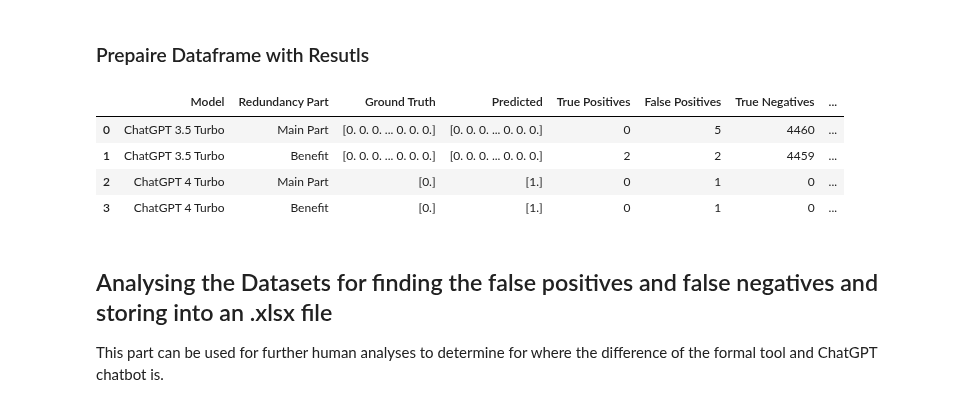
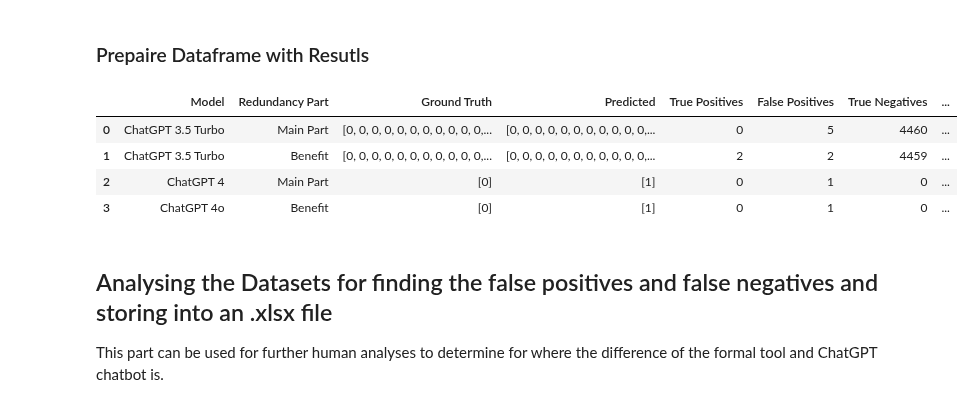
Before and after one commit to SoftwareStackLukas/LLMbasedRedundancyAnalysis, a Jupyter notebook: src/redundant_main_part_benefit_results.ipynb, the cells around one changed output. Saved outputs shown, nothing was run; the diff lists cells and outputs as text; code cells hidden in the pictures.

```diff
--- a/src/redundant_main_part_benefit_results.ipynb
+++ b/src/redundant_main_part_benefit_results.ipynb
@@ -365,6 +354,6 @@ tp_3_5_turbo_benefit / (tp_3_5_turbo_benefit + fn_3_5_turbo_benefit)
 # %%
-precision_3_5_turbo_benefit = precision_score(ground_truth_3_5_turbo_benefit, predicted_redundancy_3_5_turbo_benefit, average='binary')
-recall_3_5_turbo_benefit = recall_score(ground_truth_3_5_turbo_benefit, predicted_redundancy_3_5_turbo_benefit, average='binary')
+precision_3_5_turbo_benefit = sklearn.metrics.precision_score(ground_truth_3_5_turbo_benefit, predicted_redundancy_3_5_turbo_benefit)
+recall_3_5_turbo_benefit = recall_score(ground_truth_3_5_turbo_benefit, predicted_redundancy_3_5_turbo_benefit)
 f1_3_5_turbo_benefit = f1_score(ground_truth_3_5_turbo_benefit, predicted_redundancy_3_5_turbo_benefit, average='binary')
 accuracy_3_5_turbo_benefit = accuracy_score(ground_truth_3_5_turbo_benefit, predicted_redundancy_3_5_turbo_benefit)
 
@@ -381,8 +370,8 @@ fpr_3_5_turbo_benefit, tpr_3_5_turbo_benefit, thresholds_3_5_turbo_benefit = roc
 roc_auc_3_5_turbo_benefit = auc(fpr_3_5_turbo_main_part, tpr_3_5_turbo_main_part)
 
 # Precision-Recall Curve and AUC-PR
-precision_3_5_turbo_benefit, recall_3_5_turbo_benefit, __3_5_turbo_benefit = precision_recall_curve(ground_truth_3_5_turbo_benefit, predicted_redundancy_3_5_turbo_benefit)
-pr_auc_3_5_turbo_benefit = auc(recall_3_5_turbo_benefit, precision_3_5_turbo_benefit)
+pr_auc_precision_3_5_turbo_benefit, pr_auc_recall_3_5_turbo_benefit, __3_5_turbo_benefit = precision_recall_curve(ground_truth_3_5_turbo_benefit, predicted_redundancy_3_5_turbo_benefit)
+pr_auc_3_5_turbo_benefit = auc(pr_auc_recall_3_5_turbo_benefit, pr_auc_precision_3_5_turbo_benefit)
 # %%
 print("Precision:", precision_3_5_turbo_benefit)
 print("Recall:",recall_3_5_turbo_benefit)
@@ -498,2 +487,2 @@ fn_4_turbo_main_part: int = 0
 # %%
-ground_truth_4_turbo_main_part, predicted_redundancy_4_turbo_main_part, tp_4_turbo_main_part, fp_4_turbo_main_part, tn_4_turbo_main_part, fn_4_turbo_main_part = calc_main_part_redundancy(excel_data, chat_gpt_results['redundancy-model-gpt-4-turbo'])
+ground_truth_4o_main_part, predicted_redundancy_4o_main_part, tp_4o_main_part, fp_4o_main_part, tn_4o_main_part, fn_4o_main_part = calc_main_part_redundancy(excel_data, chat_gpt_results['redundancy-model-gpt-4-turbo'])
@@ -643,2 +630,2 @@ fn_4_turbo_benefit: int = 0
 # %%
-ground_truth_4_turbo_benefit, predicted_redundancy_4_turbo_benefit, tp_4_turbo_benefit, fp_4_turbo_benefit, tn_4_turbo_benefit, fn_4_turbo_benefit = calc_benefit_redundancy(excel_data, chat_gpt_results['redundancy-model-gpt-4-turbo'])
+ground_truth_4o_benefit, predicted_redundancy_4o_benefit, tp_4o_benefit, fp_4o_benefit, tn_4o_benefit, fn_4o_benefit = calc_benefit_redundancy(excel_data, chat_gpt_results['redundancy-model-gpt-4-turbo'])
@@ -829,15 +814,15 @@ def add_metrics_row(df: pd.DataFrame, model, redundancy_part, ground_truth, pred
     new_row = pd.DataFrame({
         'Model': [model],
         'Redundancy Part': [redundancy_part],
-        'Ground Truth': [n_a2s(ground_truth)],
-        'Predicted': [n_a2s(predicted)],
+        'Ground Truth': [ground_truth],
+        'Predicted': [predicted],
         'True Positives': [tp],
         'False Positives': [fp],
         'True Negatives': [tn],
         'False Negatives': [fn],
-        'Precision': [n_a2s(precision)],
-        'Recall': [n_a2s(recall)],
-        'F1 Score': [n_a2s(f1_score)],
+        'Precision': [precision],
+        'Recall': [recall],
+        'F1 Score': [f1_score],
         'Accuracy': [accuracy],
         'Sensitivity': [sensitivity],
         'Specificity': [specificity],
@@ -855,24 +840,24 @@ def create_metrics_dataframe() -> pd.DataFrame:
                                     ground_truth_3_5_turbo_benefit, predicted_redundancy_3_5_turbo_benefit, tp_3_5_turbo_benefit, fp_3_5_turbo_benefit, tn_3_5_turbo_benefit, fn_3_5_turbo_benefit, precision_3_5_turbo_benefit,
                                     recall_3_5_turbo_benefit, f1_3_5_turbo_benefit, accuracy_3_5_turbo_benefit, sensitivity_3_5_turbo_benefit, specificity_3_5_turbo_benefit, fpr_manual_3_5_turbo_benefit)
 
-    lv_metrics_df = add_metrics_row(lv_metrics_df, "ChatGPT 4 Turbo", "Main Part",
-                                    ground_truth_4_turbo_main_part, predicted_redundancy_4_turbo_main_part, tp_4_turbo_main_part, fp_4_turbo_main_part, tn_4_turbo_main_part, fn_4_turbo_main_part, precision_4_turbo_main_part,
-                                    recall_4_turbo_main_part, f1_4_turbo_main_part, accuracy_4_turbo_main_part, sensitivity_4_turbo_main_part, specificity_4_turbo_main_part, fpr_manual_4_turbo_main_part)
+    lv_metrics_df = add_metrics_row(lv_metrics_df, "ChatGPT 4", "Main Part",
+                                    ground_truth_4o_main_part, predicted_redundancy_4o_main_part, tp_4o_main_part, fp_4o_main_part, tn_4o_main_part, fn_4o_main_part, precision_4o_main_part,
+                                    recall_4o_main_part, f1_4o_main_part, accuracy_4o_main_part, sensitivity_4o_main_part, specificity_4o_main_part, fpr_manual_4o_main_part)
 
-    lv_metrics_df = add_metrics_row(lv_metrics_df, "ChatGPT 4 Turbo", "Benefit",
-                                    ground_truth_4_turbo_benefit, predicted_redundancy_4_turbo_benefit, tp_4_turbo_benefit, fp_4_turbo_benefit, tn_4_turbo_benefit, fn_4_turbo_benefit, precision_4_turbo_benefit,
-                                    recall_4_turbo_benefit, f1_4_turbo_benefit, accuracy_4_turbo_benefit, sensitivity_4_turbo_benefit, specificity_4_turbo_benefit, fpr_manual_4_turbo_benefit)
+    lv_metrics_df = add_metrics_row(lv_metrics_df, "ChatGPT 4o", "Benefit",
+                                    ground_truth_4o_benefit, predicted_redundancy_4o_benefit, tp_4o_benefit, fp_4o_benefit, tn_4o_benefit, fn_4o_benefit, precision_4o_benefit,
+                                    recall_4o_benefit, f1_4o_benefit, accuracy_4o_benefit, sensitivity_4o_benefit, specificity_4o_benefit, fpr_manual_4o_benefit)
     return lv_metrics_df
 # %%
 metrics_df: pd.DataFrame
 metrics_df = create_metrics_dataframe()
-metrics_df.head(4)
+metrics_df.head()
 # %% [output]
 |  | Model | Redundancy Part | Ground Truth | Predicted | True Positives | False Positives | True Negatives | ... |
-| 0 | ChatGPT 3.5 Turbo | Main Part | [0. 0. 0. ... 0. 0. 0.] | [0. 0. 0. ... 0. 0. 0.] | 0 | 5 | 4460 | ... |
-| 1 | ChatGPT 3.5 Turbo | Benefit | [0. 0. 0. ... 0. 0. 0.] | [0. 0. 0. ... 0. 0. 0.] | 2 | 2 | 4459 | ... |
-| 2 | ChatGPT 4 Turbo | Main Part | [0.] | [1.] | 0 | 1 | 0 | ... |
-| 3 | ChatGPT 4 Turbo | Benefit | [0.] | [1.] | 0 | 1 | 0 | ... |
+| 0 | ChatGPT 3.5 Turbo | Main Part | [0, 0, 0, 0, 0, 0, 0, 0, 0, 0, 0,... | [0, 0, 0, 0, 0, 0, 0, 0, 0, 0, 0,... | 0 | 5 | 4460 | ... |
+| 1 | ChatGPT 3.5 Turbo | Benefit | [0, 0, 0, 0, 0, 0, 0, 0, 0, 0, 0,... | [0, 0, 0, 0, 0, 0, 0, 0, 0, 0, 0,... | 2 | 2 | 4459 | ... |
+| 2 | ChatGPT 4 | Main Part | [0] | [1] | 0 | 1 | 0 | ... |
+| 3 | ChatGPT 4o | Benefit | [0] | [1] | 0 | 1 | 0 | ... |
 # %% [markdown]
 ## Analysing the Datasets for finding the false positives and false negatives and storing into an .xlsx file
 This part can be used for further human analyses to determine for where the difference of the formal tool and ChatGPT chatbot is.
```
Also changed, not shown: parts of 34 cells of this notebook, 3 other files.
